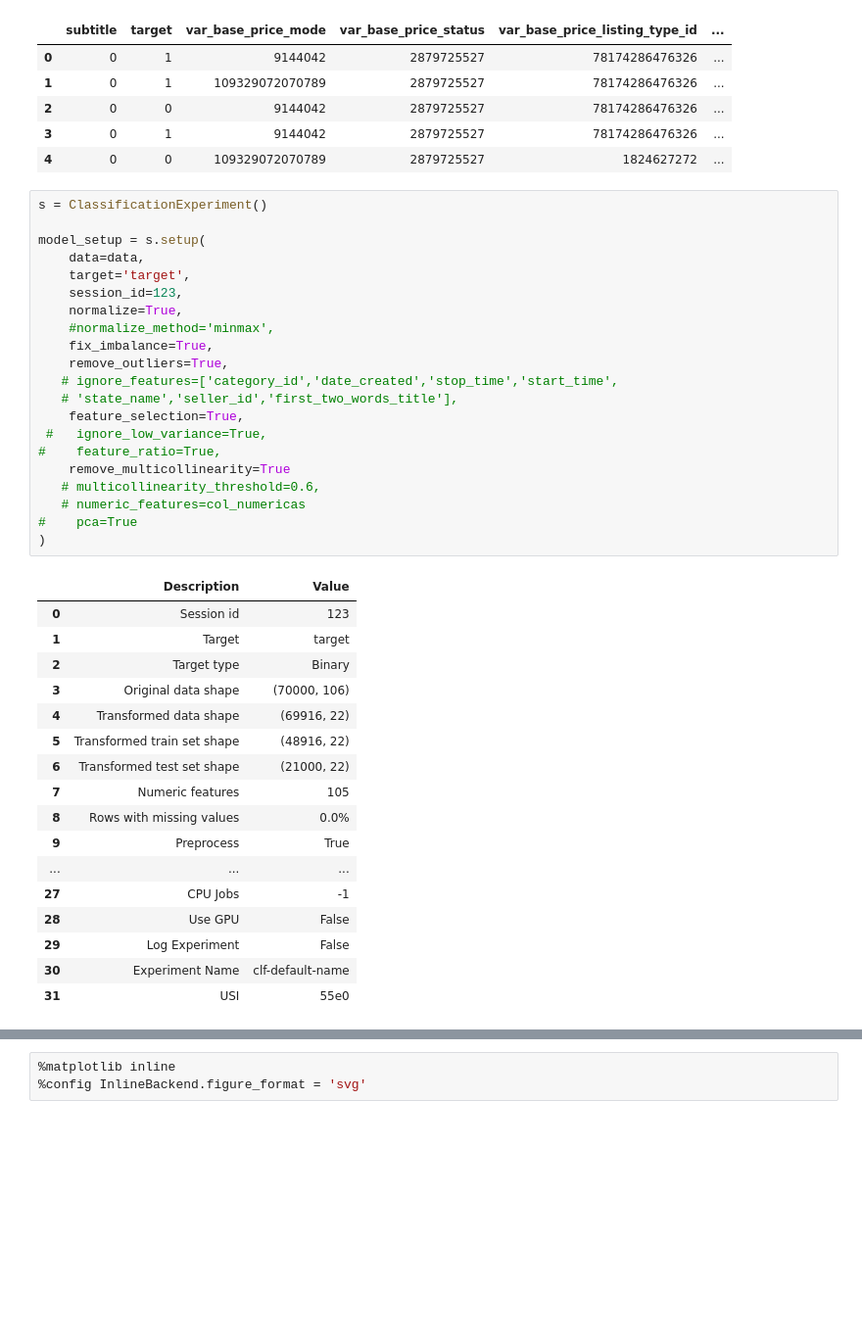
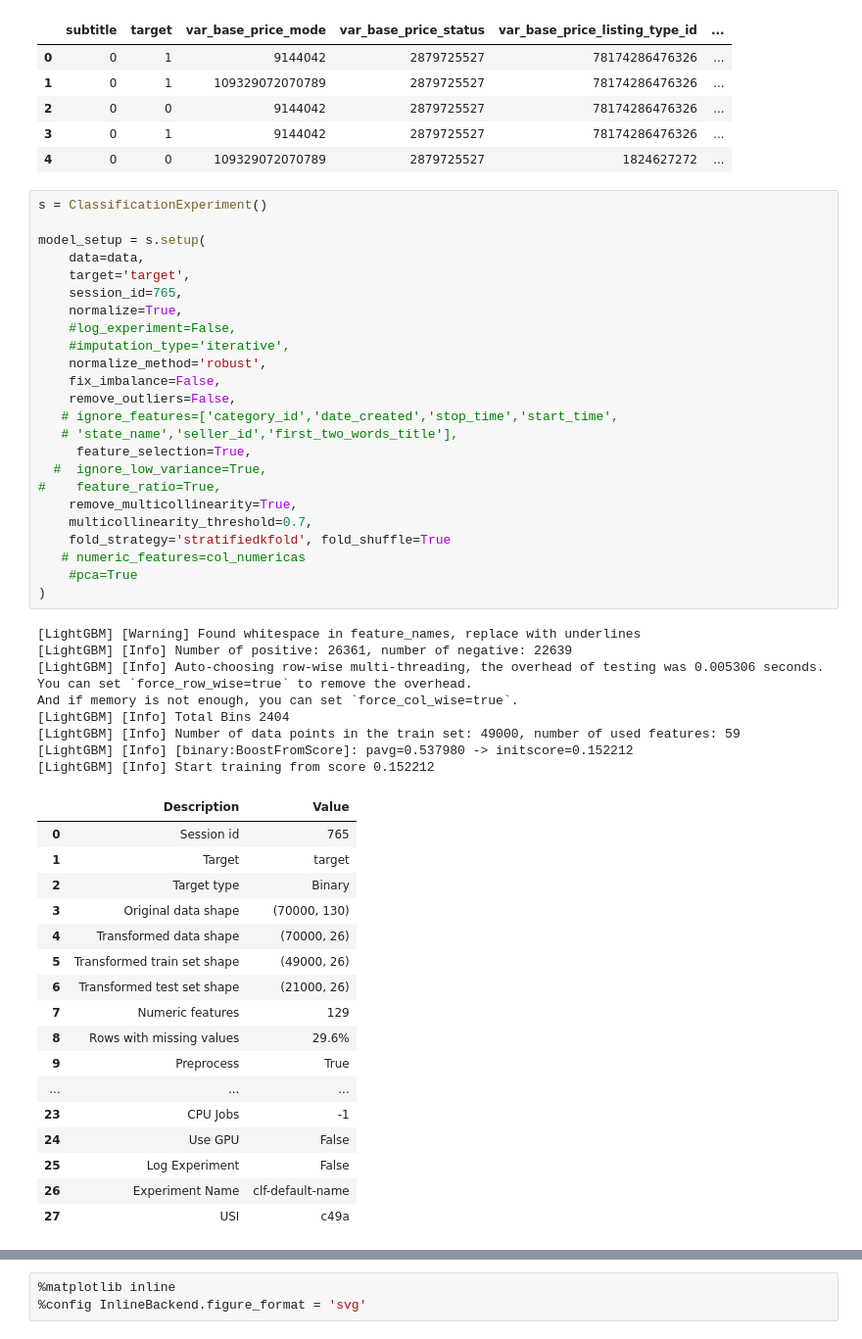
Before and after one commit to jmpaiba123/new_or_used_algorithm_MELI, a Jupyter notebook: jupyter_notebooks/03_training_model_ML.ipynb, the cells around one changed output, grey strips where cells are left out. Shown at 98% size. Saved outputs shown, nothing was run; the diff lists cells and outputs as text; blank space fills up the shorter version.

```diff
--- a/jupyter_notebooks/03_training_model_ML.ipynb
+++ b/jupyter_notebooks/03_training_model_ML.ipynb
@@ -281,42 +286,54 @@ data.head()
 # %%
 s = ClassificationExperiment()
 
 model_setup = s.setup(
     data=data,
     target='target',
-    session_id=123,
+    session_id=765,
     normalize=True,
-    #normalize_method='minmax',
-    fix_imbalance=True,
-    remove_outliers=True,
+    #log_experiment=False,
+    #imputation_type='iterative',
+    normalize_method='robust',
+    fix_imbalance=False,
+    remove_outliers=False,
    # ignore_features=['category_id','date_created','stop_time','start_time',
    # 'state_name','seller_id','first_two_words_title'],
-    feature_selection=True,
- #   ignore_low_variance=True,
+     feature_selection=True,
+  #  ignore_low_variance=True,
 #    feature_ratio=True,
-    remove_multicollinearity=True
-   # multicollinearity_threshold=0.6,
+    remove_multicollinearity=True,
+    multicollinearity_threshold=0.7,
+    fold_strategy='stratifiedkfold', fold_shuffle=True
    # numeric_features=col_numericas
-#    pca=True
+    #pca=True
 )
 # %% [output]
+[LightGBM] [Warning] Found whitespace in feature_names, replace with underlines
+[LightGBM] [Info] Number of positive: 26361, number of negative: 22639
+[LightGBM] [Info] Auto-choosing row-wise multi-threading, the overhead of testing was 0.005306 seconds.
+You can set `force_row_wise=true` to remove the overhead.
+And if memory is not enough, you can set `force_col_wise=true`.
+[LightGBM] [Info] Total Bins 2404
+[LightGBM] [Info] Number of data points in the train set: 49000, number of used features: 59
+[LightGBM] [Info] [binary:BoostFromScore]: pavg=0.537980 -> initscore=0.152212
+[LightGBM] [Info] Start training from score 0.152212
 |  | Description | Value |
-| 0 | Session id | 123 |
+| 0 | Session id | 765 |
 | 1 | Target | target |
 | 2 | Target type | Binary |
-| 3 | Original data shape | (70000, 106) |
-| 4 | Transformed data shape | (69916, 22) |
-| 5 | Transformed train set shape | (48916, 22) |
-| 6 | Transformed test set shape | (21000, 22) |
-| 7 | Numeric features | 105 |
-| 8 | Rows with missing values | 0.0% |
+| 3 | Original data shape | (70000, 130) |
+| 4 | Transformed data shape | (70000, 26) |
+| 5 | Transformed train set shape | (49000, 26) |
+| 6 | Transformed test set shape | (21000, 26) |
+| 7 | Numeric features | 129 |
+| 8 | Rows with missing values | 29.6% |
 | 9 | Preprocess | True |
 | ... | ... | ... |
-| 27 | CPU Jobs | -1 |
-| 28 | Use GPU | False |
-| 29 | Log Experiment | False |
-| 30 | Experiment Name | clf-default-name |
-| 31 | USI | 55e0 |
+| 23 | CPU Jobs | -1 |
+| 24 | Use GPU | False |
+| 25 | Log Experiment | False |
+| 26 | Experiment Name | clf-default-name |
+| 27 | USI | c49a |
 # %%
 # OOP API
 best = s.compare_models(sort='Accuracy', include = ['rf','lightgbm','et','dt','gbc','knn','ada','lr'])
```
Also changed, not shown: parts of 22 cells of this notebook, 6 other files.
